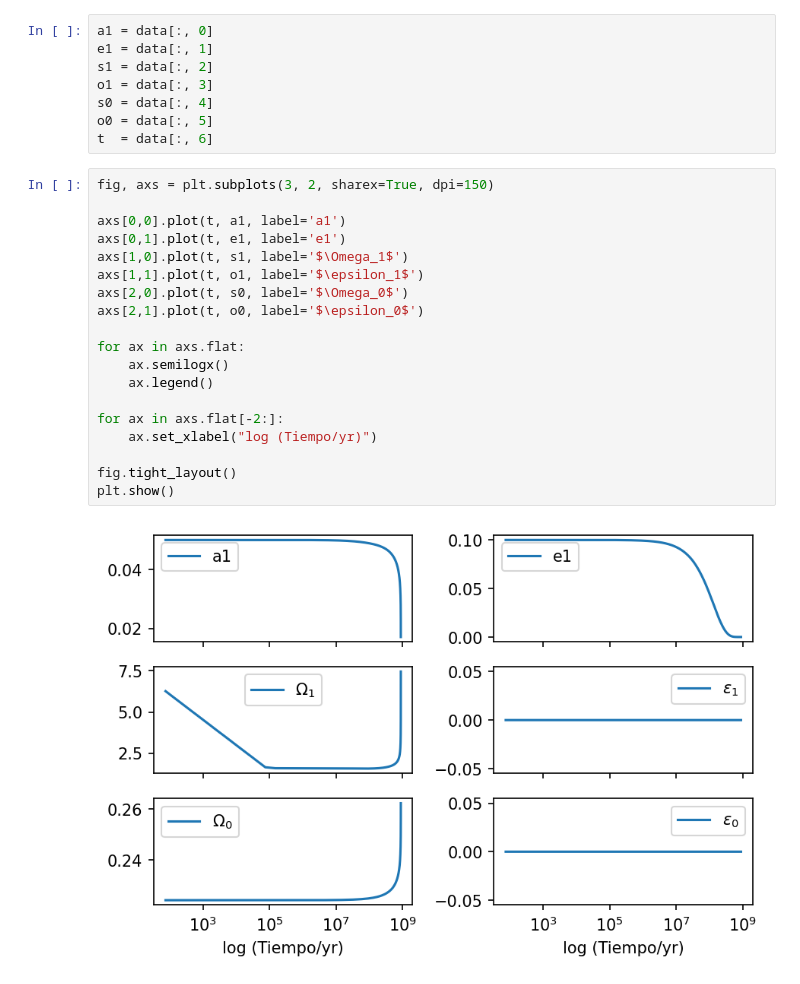
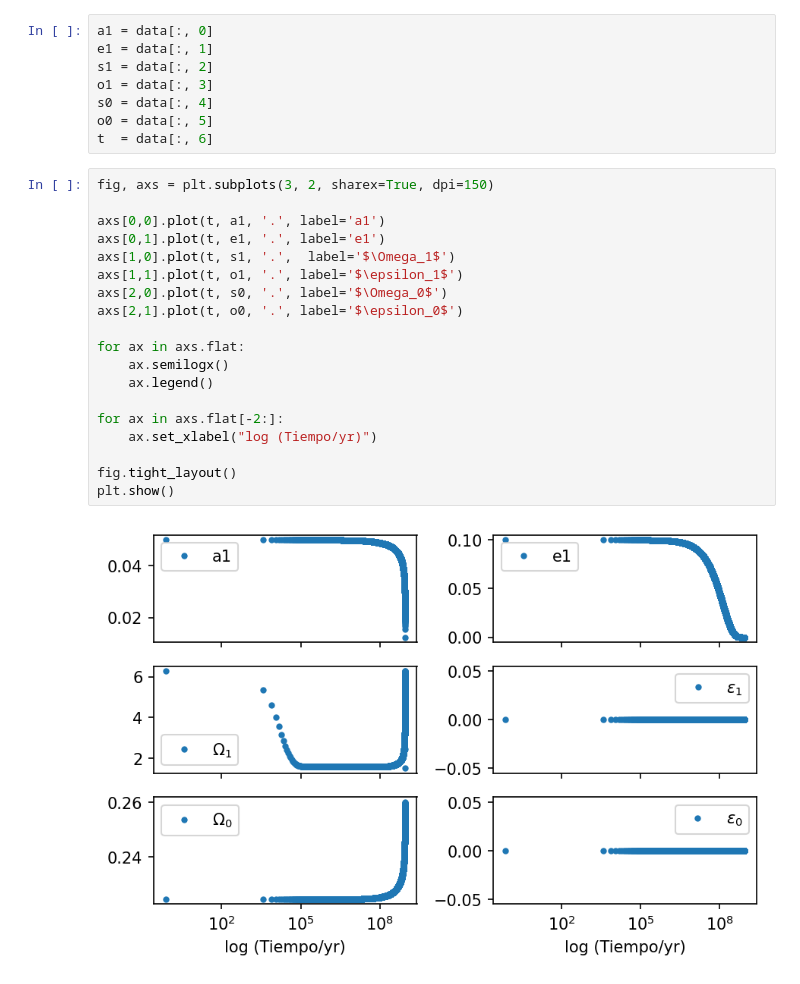
Before and after one commit to Gianuzzi/TidalEvolution, a Jupyter notebook: Plot_salida.ipynb, the cells around one changed output. Drawn from its saved outputs; the diff is of its cells as text.

```diff
--- a/Plot_salida.ipynb
+++ b/Plot_salida.ipynb
@@ -14,21 +22,21 @@ t  = data[:, 6]
 # %%
 fig, axs = plt.subplots(3, 2, sharex=True, dpi=150)
 
-axs[0,0].plot(t, a1, label='a1')
-axs[0,1].plot(t, e1, label='e1')
-axs[1,0].plot(t, s1, label='$\Omega_1$')
-axs[1,1].plot(t, o1, label='$\epsilon_1$')
-axs[2,0].plot(t, s0, label='$\Omega_0$')
-axs[2,1].plot(t, o0, label='$\epsilon_0$')
+axs[0,0].plot(t, a1, '.', label='a1')
+axs[0,1].plot(t, e1, '.', label='e1')
+axs[1,0].plot(t, s1, '.',  label='$\Omega_1$')
+axs[1,1].plot(t, o1, '.', label='$\epsilon_1$')
+axs[2,0].plot(t, s0, '.', label='$\Omega_0$')
+axs[2,1].plot(t, o0, '.', label='$\epsilon_0$')
 
 for ax in axs.flat:
     ax.semilogx()
     ax.legend()
 
 for ax in axs.flat[-2:]:
     ax.set_xlabel("log (Tiempo/yr)")
 
 fig.tight_layout()
 plt.show()
 # %% [output]
-[figure, old version]
+[figure, new version]
```
Also changed, not shown: parts of 3 cells of this notebook, 4 other files.
